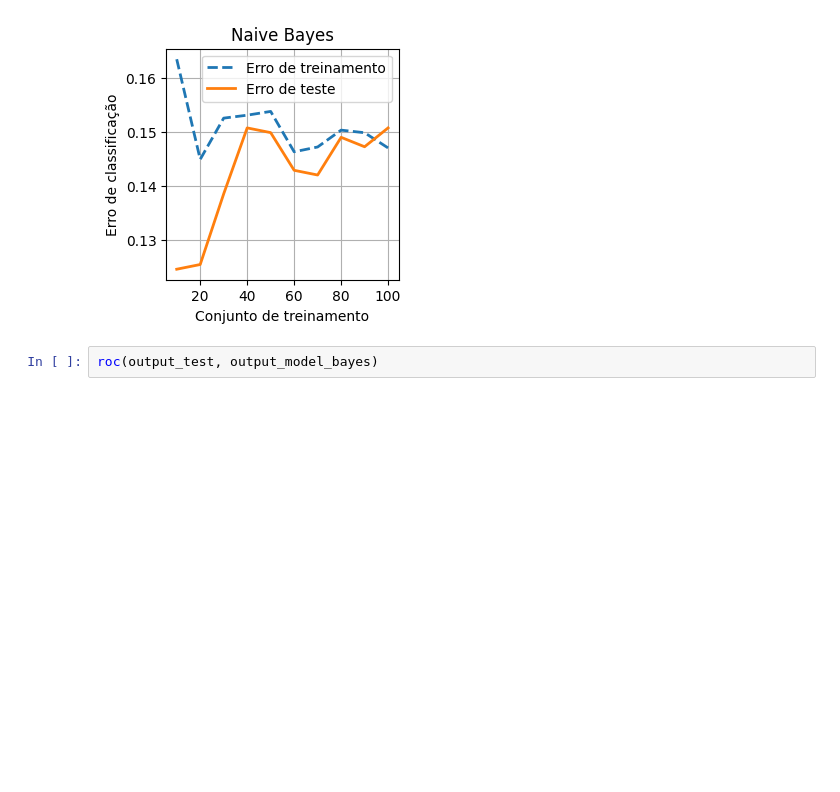
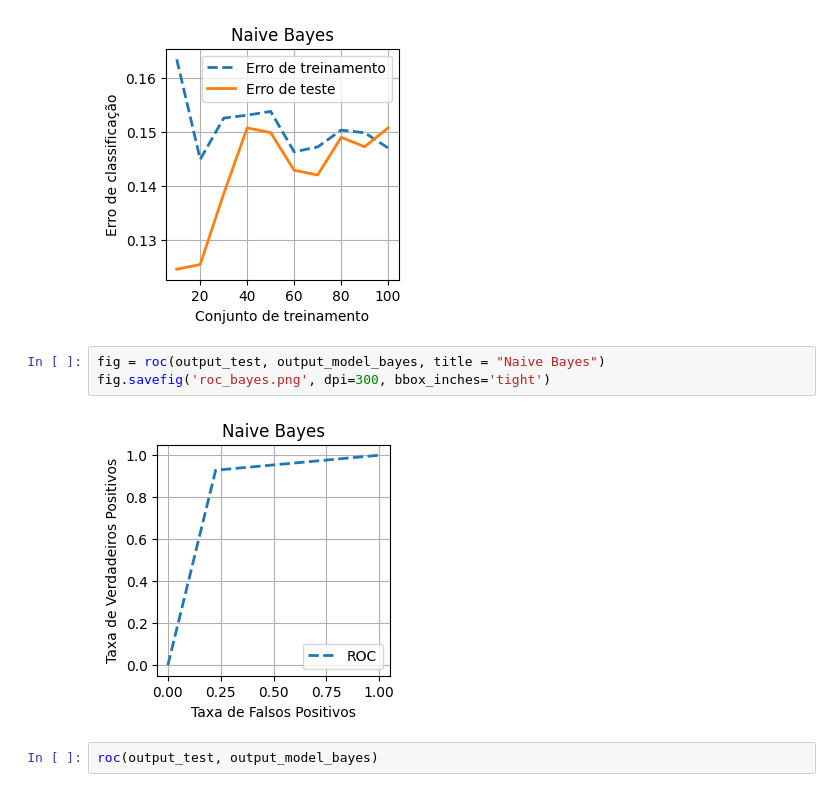
Before and after one commit to cilab-ufersa/euthyroid_sick_syndrome, a Jupyter notebook: euthyroid_sick_syndrome/plot_figures.ipynb, the cells around one changed output. Drawn from its saved outputs; the diff is of its cells as text; blank space fills up the shorter version.

```diff
--- a/euthyroid_sick_syndrome/plot_figures.ipynb
+++ b/euthyroid_sick_syndrome/plot_figures.ipynb
@@ -180,6 +168,11 @@ fig.savefig('error_bayes.png', dpi=300, bbox_inches='tight')
 # %% [output]
 [figure]
 [figure]
+# %%
+fig = roc(output_test, output_model_bayes, title = "Naive Bayes")
+fig.savefig('roc_bayes.png', dpi=300, bbox_inches='tight')
+# %% [output]
+[figure, added]
 # %%
 roc(output_test, output_model_bayes)
 # %% [output]
```
Also changed, not shown: parts of 8 cells of this notebook, 5 other files.
